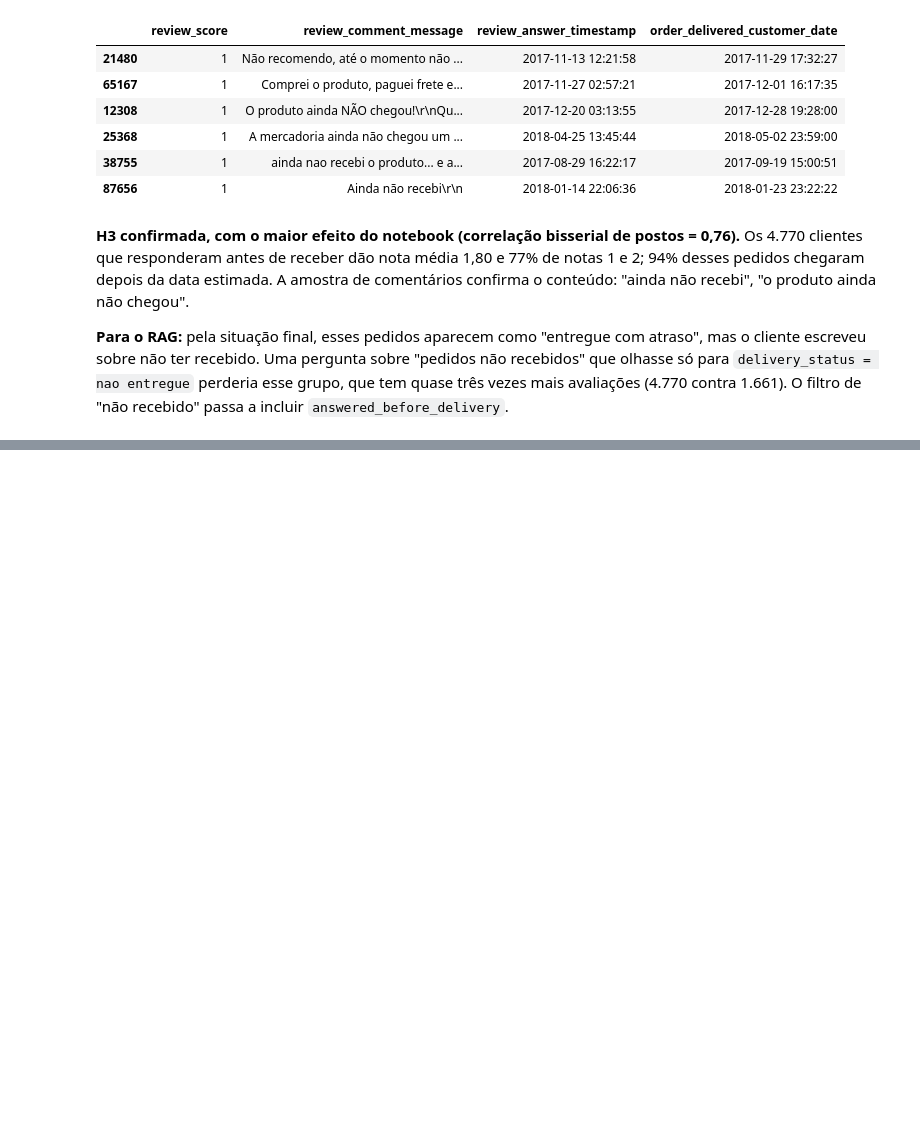
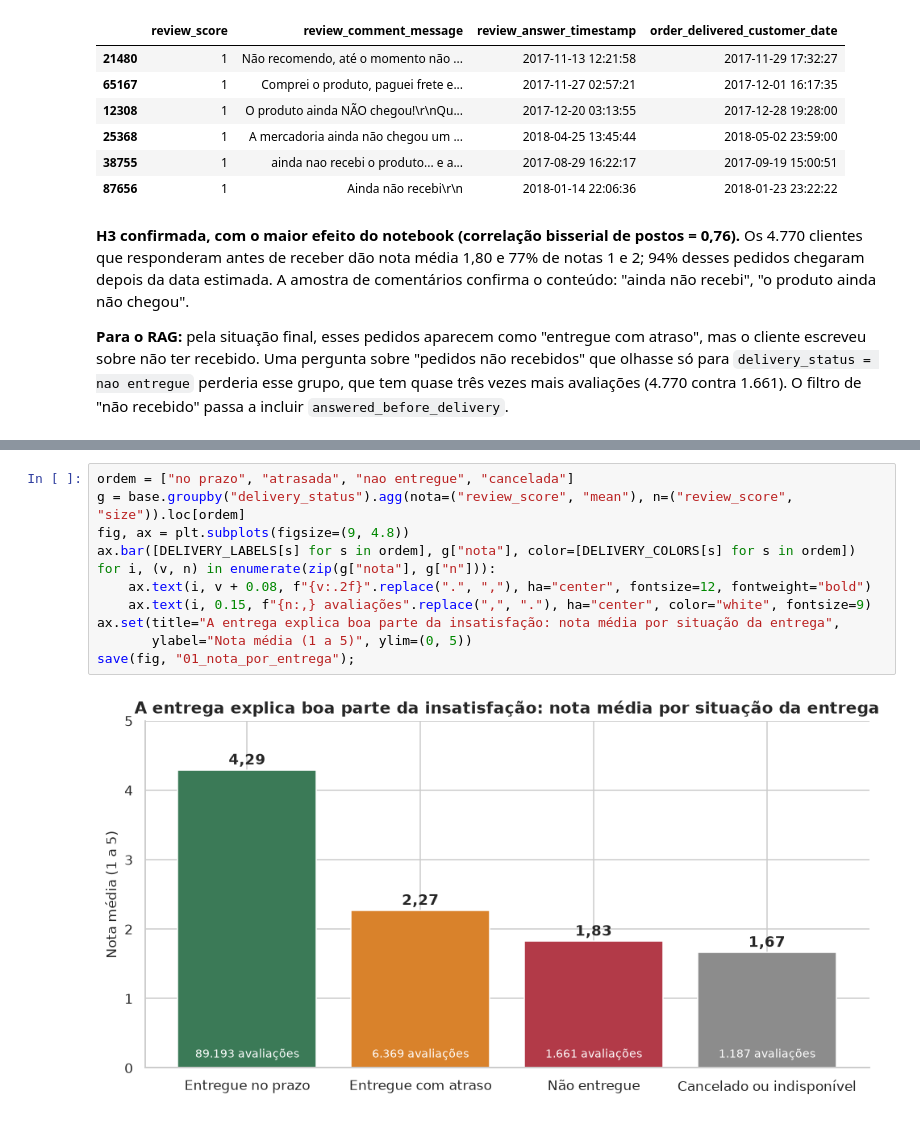
Before and after one commit to guillecosme/fiap-ai-scientist-tech-challenge-fase-04, a Jupyter notebook: notebooks/01_base_e_qualidade.ipynb, the cells around one changed output, grey strips where cells are left out. Saved outputs shown, nothing was run; the diff lists cells and outputs as text; blank space fills up the shorter version.

```diff
--- a/notebooks/01_base_e_qualidade.ipynb
+++ b/notebooks/01_base_e_qualidade.ipynb
@@ -413,0 +448,13 @@ As hipóteses sobre quem comenta, nota e atraso vêm na próxima etapa deste not
+# %%
+ordem = ["no prazo", "atrasada", "nao entregue", "cancelada"]
+g = base.groupby("delivery_status").agg(nota=("review_score", "mean"), n=("review_score", "size")).loc[ordem]
+fig, ax = plt.subplots(figsize=(9, 4.8))
+ax.bar([DELIVERY_LABELS[s] for s in ordem], g["nota"], color=[DELIVERY_COLORS[s] for s in ordem])
+for i, (v, n) in enumerate(zip(g["nota"], g["n"])):
+    ax.text(i, v + 0.08, f"{v:.2f}".replace(".", ","), ha="center", fontsize=12, fontweight="bold")
+    ax.text(i, 0.15, f"{n:,} avaliações".replace(",", "."), ha="center", color="white", fontsize=9)
+ax.set(title="A entrega explica boa parte da insatisfação: nota média por situação da entrega",
+       ylabel="Nota média (1 a 5)", ylim=(0, 5))
+save(fig, "01_nota_por_entrega");
+# %% [output]
+[figure, added]
```
Also changed, not shown: parts of 9 cells of this notebook, 9 other files.
